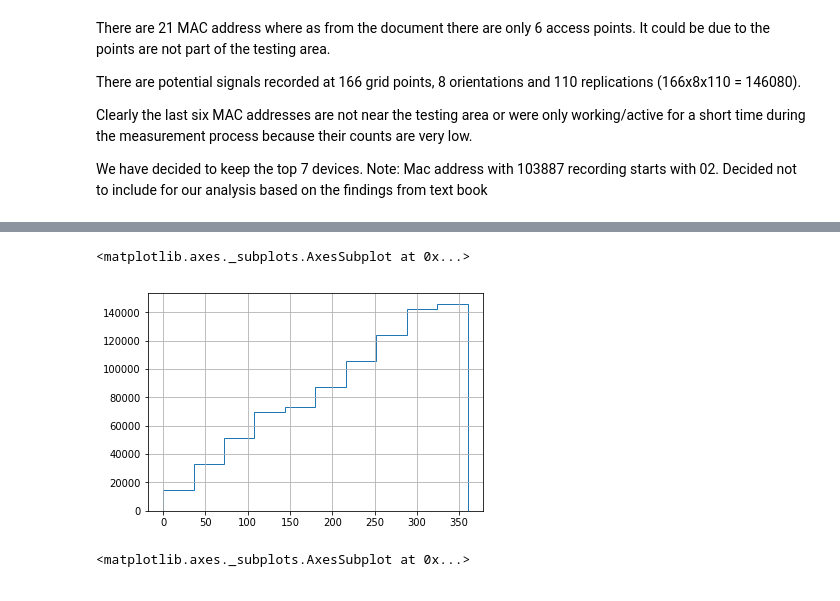
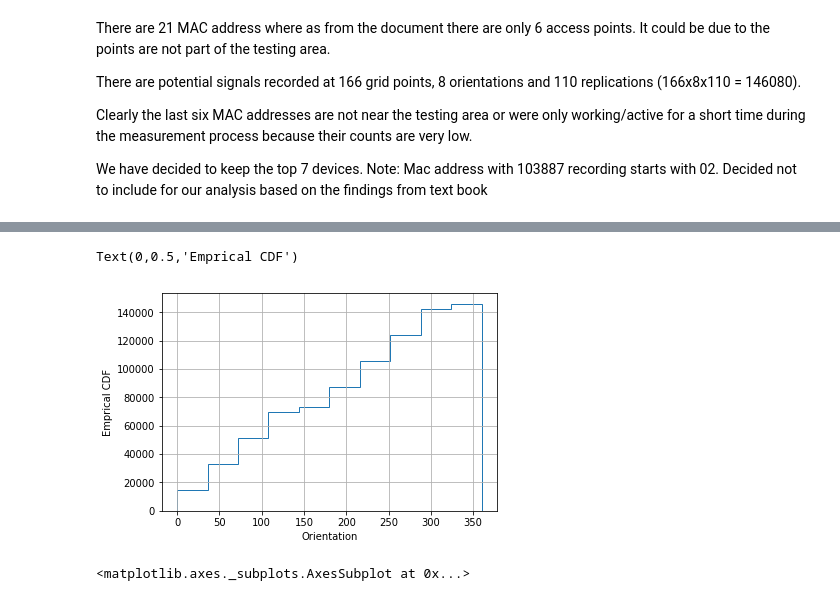
Before and after one commit to pmsn23/DS-7333, a Jupyter notebook: CaseStudy2.ipynb, the cells around one changed output, grey strips where cells are left out. Cells and saved outputs as stored; diff of their text form; code cells hidden in the pictures.

```diff
--- a/CaseStudy2.ipynb
+++ b/CaseStudy2.ipynb
@@ -195,9 +200,11 @@ dtypes: datetime64[ns](1), float32(1), int64(1), object(16)
 memory usage: 952.8+ KB
 # %%
 offline.Orientation.hist(cumulative=True, histtype='step', bins=10)
+plt.xlabel('Orientation')
+plt.ylabel('Emprical CDF')
 # %% [output]
-<matplotlib.axes._subplots.AxesSubplot at 0x...>
+Text(0,0.5,'Emprical CDF')
-[figure, old version]
+[figure, new version]
 # %%
 online.Orientation.hist(cumulative=True, histtype='step', bins=10)
 # %% [output]
```
Also changed, not shown: parts of 9 cells of this notebook.
